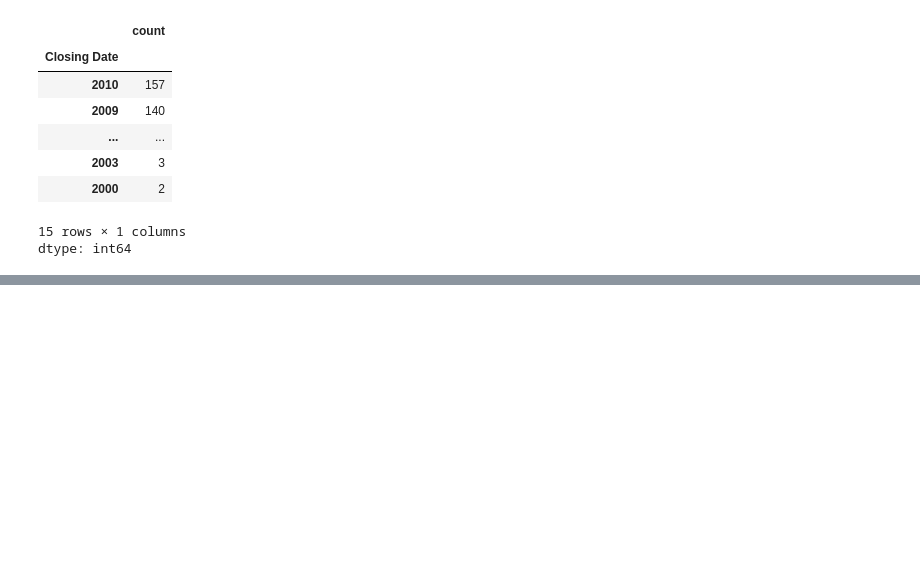
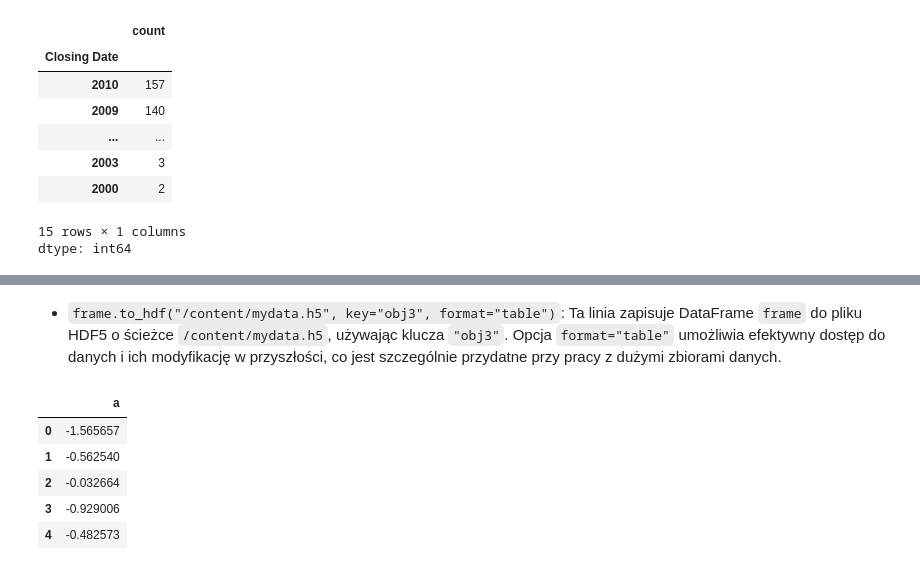
Before and after one commit to url-github/Pandas, a Jupyter notebook: 006_PywAD_Odczyt_i_zapis_plików,_formaty_plików.ipynb, the cells around one changed output, grey strips where cells are left out. Cells and saved outputs as stored; diff of their text form; code cells hidden in the pictures; blank space fills up the shorter version.

Commit message:
006_PywAD_Odczyt_i_zapis_plików,_formaty_plików

```diff
--- a/006_PywAD_Odczyt_i_zapis_plików,_formaty_plików.ipynb
+++ b/006_PywAD_Odczyt_i_zapis_plików,_formaty_plików.ipynb
@@ -598,0 +714,2 @@ pd.read_hdf("przykłady/mydata.h5", "obj3", where=["index < 5"])
+# %% [markdown]
+- `frame.to_hdf("/content/mydata.h5", key="obj3", format="table")`: Ta linia zapisuje DataFrame `frame` do pliku HDF5 o ścieżce `/content/mydata.h5`, używając klucza `"obj3"`. Opcja `format="table"` umożliwia efektywny dostęp do danych i ich modyfikację w przyszłości, co jest szczególnie przydatne przy pracy z dużymi zbiorami danych.
@@ -599,3 +718,12 @@ pd.read_hdf("przykłady/mydata.h5", "obj3", where=["index < 5"])
+# %%
+pd.read_hdf("/content/mydata.h5", "obj3", where=["index < 5"])
+# %% [output]
+|  | a |
+| 0 | -1.565657 |
+| 1 | -0.562540 |
+| 2 | -0.032664 |
+| 3 | -0.929006 |
+| 4 | -0.482573 |
 # %%
 #! ipython id=f8d4df208f1f46b89c6d918e3309daca
 import os
```
Also changed, not shown: parts of 48 cells of this notebook.
